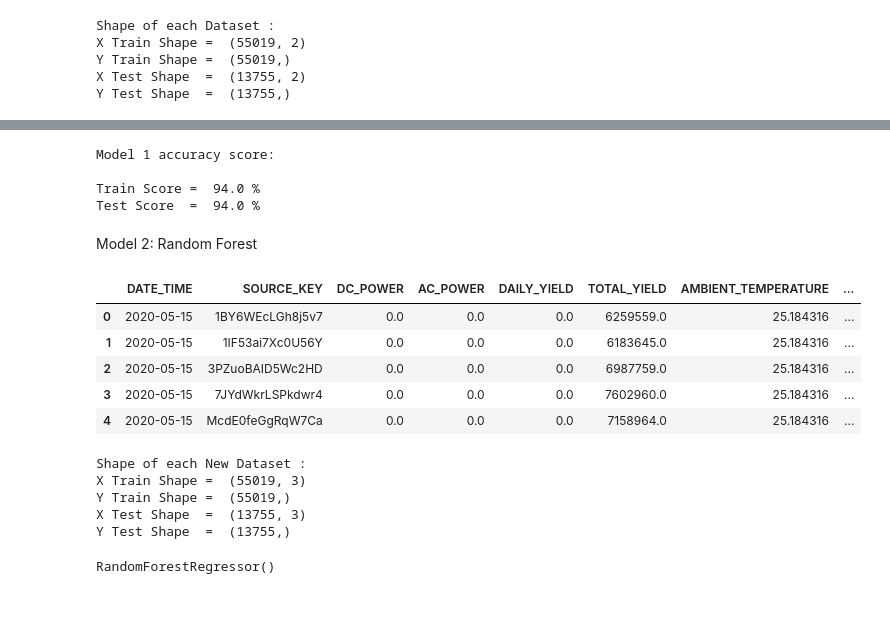
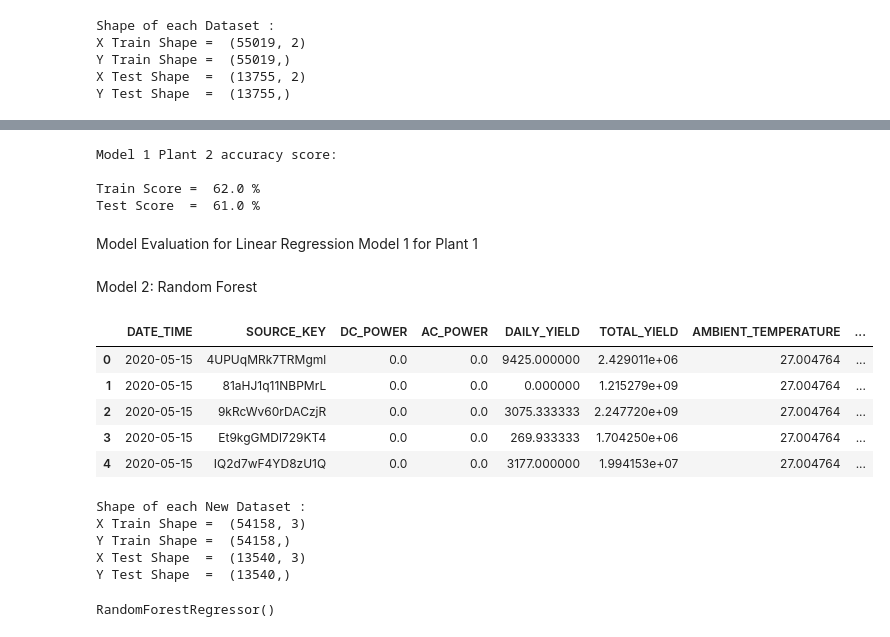
Before and after one commit to YohannesDK/DAT540_Group_11, a Jupyter notebook: sus notebook.ipynb, the cells around one changed output, grey strips where cells are left out. Saved outputs shown, nothing was run; the diff lists cells and outputs as text; code cells hidden in the pictures; blank space fills up the shorter version.

```diff
--- a/sus notebook.ipynb
+++ b/sus notebook.ipynb
@@ -238,8 +239,12 @@ Mean of Module Temperature from Plant2 28.069399882321147
 # drop unwanted columns.
 df_weather1 = plant_1_wea.drop(['PLANT_ID', 'SOURCE_KEY'], axis=1)
 df_plant1 = plant_1_gen.drop(['PLANT_ID'], axis=1)
+df_weather2 = plant_2_wea.drop(['PLANT_ID', 'SOURCE_KEY'], axis=1)
+df_plant2 = plant_2_gen.drop(['PLANT_ID'], axis=1)
 # %%
 #Formatedattime
 df_plant1['DATE_TIME']= pd.to_datetime(df_plant1['DATE_TIME'],format='%d-%m-%Y %H:%M')
 df_weather1['DATE_TIME']= pd.to_datetime(df_weather1['DATE_TIME'],format='%Y-%m-%d %H:%M:%S')
-df_plant1.head()
+#df_plant1.head()
+df_plant2['DATE_TIME']= pd.to_datetime(df_plant2['DATE_TIME'],format='%Y-%m-%d %H:%M:%S')
+df_weather2['DATE_TIME']= pd.to_datetime(df_weather2['DATE_TIME'],format='%Y-%m-%d %H:%M:%S')
@@ -261,3 +259,7 @@ df_plant_weather1.head()
 | 2 | 2020-05-15 | 3PZuoBAID5Wc2HD | 0.0 | 0.0 | 0.0 | 6987759.0 | 25.184316 | ... |
 | 3 | 2020-05-15 | 7JYdWkrLSPkdwr4 | 0.0 | 0.0 | 0.0 | 7602960.0 | 25.184316 | ... |
 | 4 | 2020-05-15 | McdE0feGgRqW7Ca | 0.0 | 0.0 | 0.0 | 7158964.0 | 25.184316 | ... |
+# %%
+#Merge the dataset
+df_plant_weather2 = df_plant2.merge(df_weather2, left_on='DATE_TIME', right_on='DATE_TIME')
+df_plant_weather2.head()
@@ -482,30 +554,32 @@ RMSE for test set = 552.77
 # %%
-## acuracy score
-train_score_1 = lm.score(X1_train, y1_train)
-test_score_1 = lm.score(X1_test, y1_test)
+## acuracy score for Plant 2 using Linear Regression
+train_score_12 = lm.score(X12_train, y12_train)
+test_score_12 = lm.score(X12_test, y12_test)
 
-print("Model 1 accuracy score: ")
+print("Model 1 Plant 2 accuracy score: ")
 print("")
-print("Train Score = ",round(train_score_1*100,0),"%")
-print("Test Score  = ",round(test_score_1*100,0), "%")
+print("Train Score = ",round(train_score_12*100,0),"%")
+print("Test Score  = ",round(test_score_12*100,0), "%")
 # %% [output]
-Model 1 accuracy score:
+Model 1 Plant 2 accuracy score:
 
-Train Score =  94.0 %
-Test Score  =  94.0 %
+Train Score =  62.0 %
+Test Score  =  61.0 %
+# %% [markdown]
+Model Evaluation for Linear Regression Model 1 for Plant 1
 # %% [markdown]
 Model 2: Random Forest
 # %%
 ## Select columns that will be used to create train and test dataset
-model_2 = df_plant_weather1
+model_2 = df_plant_weather2
 model_2.head()
 # %% [output]
 |  | DATE_TIME | SOURCE_KEY | DC_POWER | AC_POWER | DAILY_YIELD | TOTAL_YIELD | AMBIENT_TEMPERATURE | ... |
-| 0 | 2020-05-15 | 1BY6WEcLGh8j5v7 | 0.0 | 0.0 | 0.0 | 6259559.0 | 25.184316 | ... |
-| 1 | 2020-05-15 | 1IF53ai7Xc0U56Y | 0.0 | 0.0 | 0.0 | 6183645.0 | 25.184316 | ... |
-| 2 | 2020-05-15 | 3PZuoBAID5Wc2HD | 0.0 | 0.0 | 0.0 | 6987759.0 | 25.184316 | ... |
-| 3 | 2020-05-15 | 7JYdWkrLSPkdwr4 | 0.0 | 0.0 | 0.0 | 7602960.0 | 25.184316 | ... |
-| 4 | 2020-05-15 | McdE0feGgRqW7Ca | 0.0 | 0.0 | 0.0 | 7158964.0 | 25.184316 | ... |
+| 0 | 2020-05-15 | 4UPUqMRk7TRMgml | 0.0 | 0.0 | 9425.000000 | 2.429011e+06 | 27.004764 | ... |
+| 1 | 2020-05-15 | 81aHJ1q11NBPMrL | 0.0 | 0.0 | 0.000000 | 1.215279e+09 | 27.004764 | ... |
+| 2 | 2020-05-15 | 9kRcWv60rDACzjR | 0.0 | 0.0 | 3075.333333 | 2.247720e+09 | 27.004764 | ... |
+| 3 | 2020-05-15 | Et9kgGMDl729KT4 | 0.0 | 0.0 | 269.933333 | 1.704250e+06 | 27.004764 | ... |
+| 4 | 2020-05-15 | IQ2d7wF4YD8zU1Q | 0.0 | 0.0 | 3177.000000 | 1.994153e+07 | 27.004764 | ... |
 # %%
 ## create list using feature columns
 #model_2_features = model_2['AMBIENT_TEMPERATURE', 'MODULE_TEMPERATURE', 'IRRADIATION']
@@ -515,7 +589,7 @@ model_2.head()
 #y3 = model_2["DC_POWER"] # dependent variable / output
 
 X2 = model_2[['AMBIENT_TEMPERATURE', 'MODULE_TEMPERATURE', 'IRRADIATION']] # Features
-y2 = model_2['DC_POWER'] # Target
+y2 = model_2['AC_POWER'] # Target
 
 X2_train, X2_test, y2_train, y2_test=train_test_split(X2, y2, test_size=0.20, random_state=1)
 
@@ -526,10 +600,10 @@ print("X Test Shape  = ",X2_test.shape)
 print("Y Test Shape  = ",y2_test.shape)
 # %% [output]
 Shape of each New Dataset :
-X Train Shape =  (55019, 3)
-Y Train Shape =  (55019,)
-X Test Shape  =  (13755, 3)
-Y Test Shape  =  (13755,)
+X Train Shape =  (54158, 3)
+Y Train Shape =  (54158,)
+X Test Shape  =  (13540, 3)
+Y Test Shape  =  (13540,)
 # %%
 
 RF = RandomForestRegressor()
```
Also changed, not shown: parts of 41 cells of this notebook.
